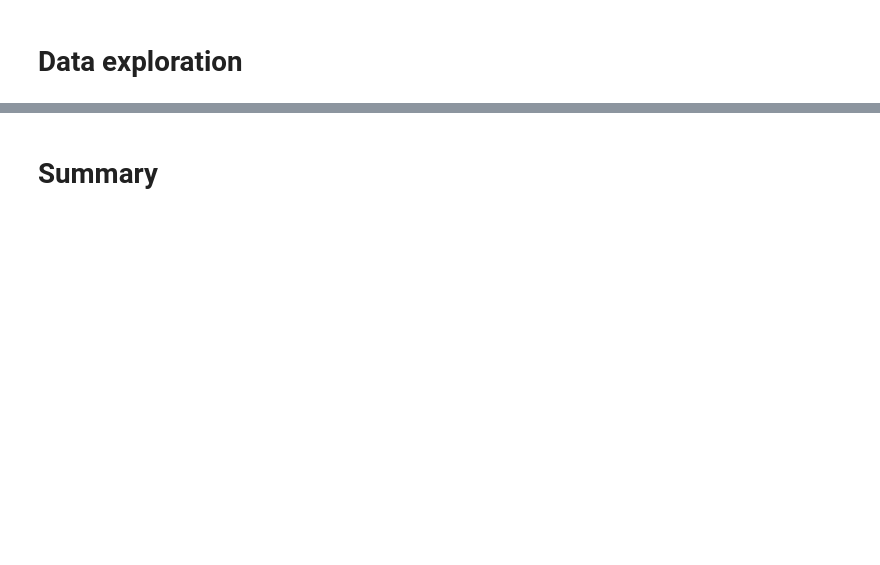
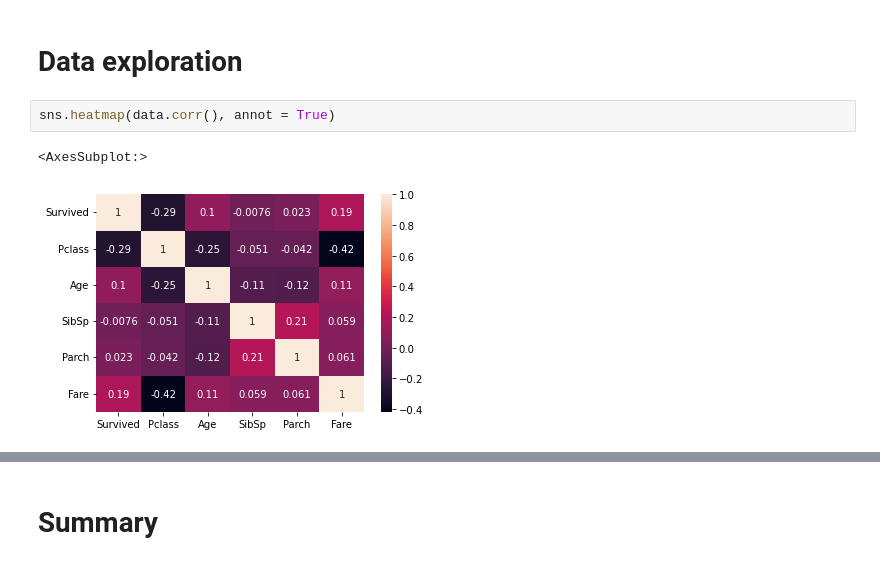
Before and after one commit to akvise/ml-course, a Jupyter notebook: 2_data_exploration/eda.ipynb, the cells around one changed output, grey strips where cells are left out. Drawn from its saved outputs; the diff is of its cells as text; blank space fills up the shorter version.

```diff
--- a/2_data_exploration/eda.ipynb
+++ b/2_data_exploration/eda.ipynb
@@ -123,2 +123,7 @@ data.describe()
 # %% [markdown]
 # Data exploration
+# %%
+sns.heatmap(data.corr(), annot = True)
+# %% [output]
+<AxesSubplot:>
+[figure, added]
```
Also changed, not shown: parts of 15 cells of this notebook.
